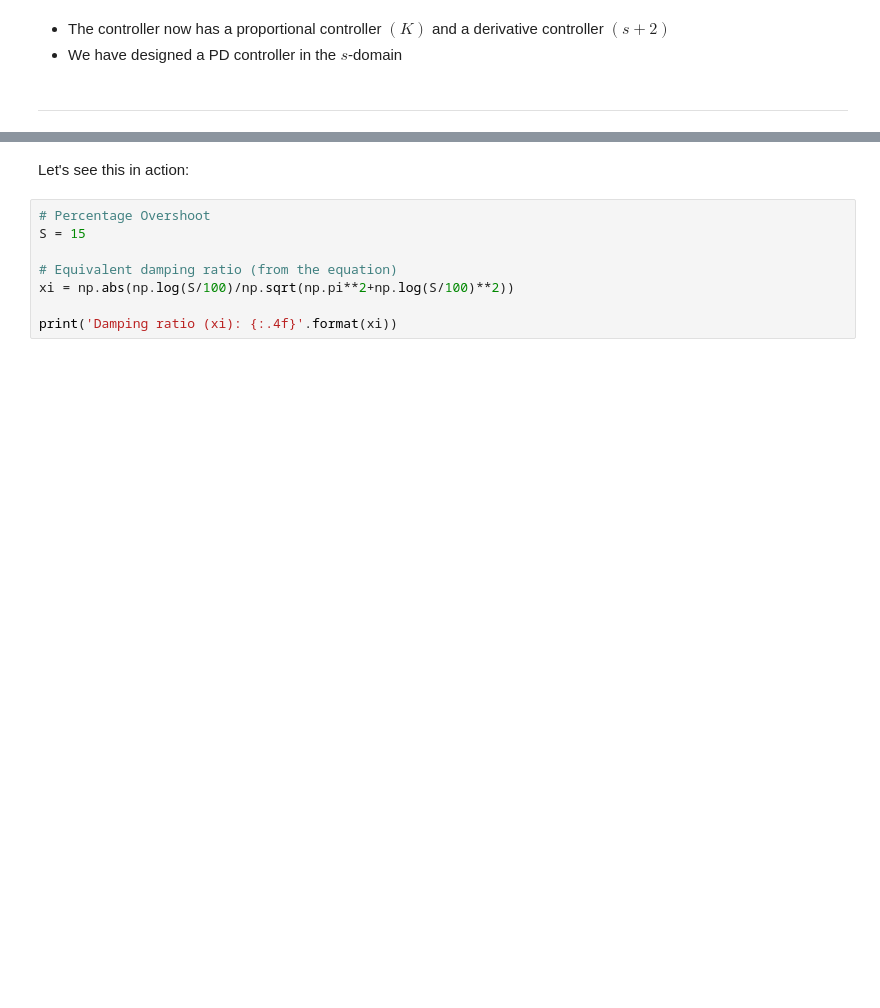
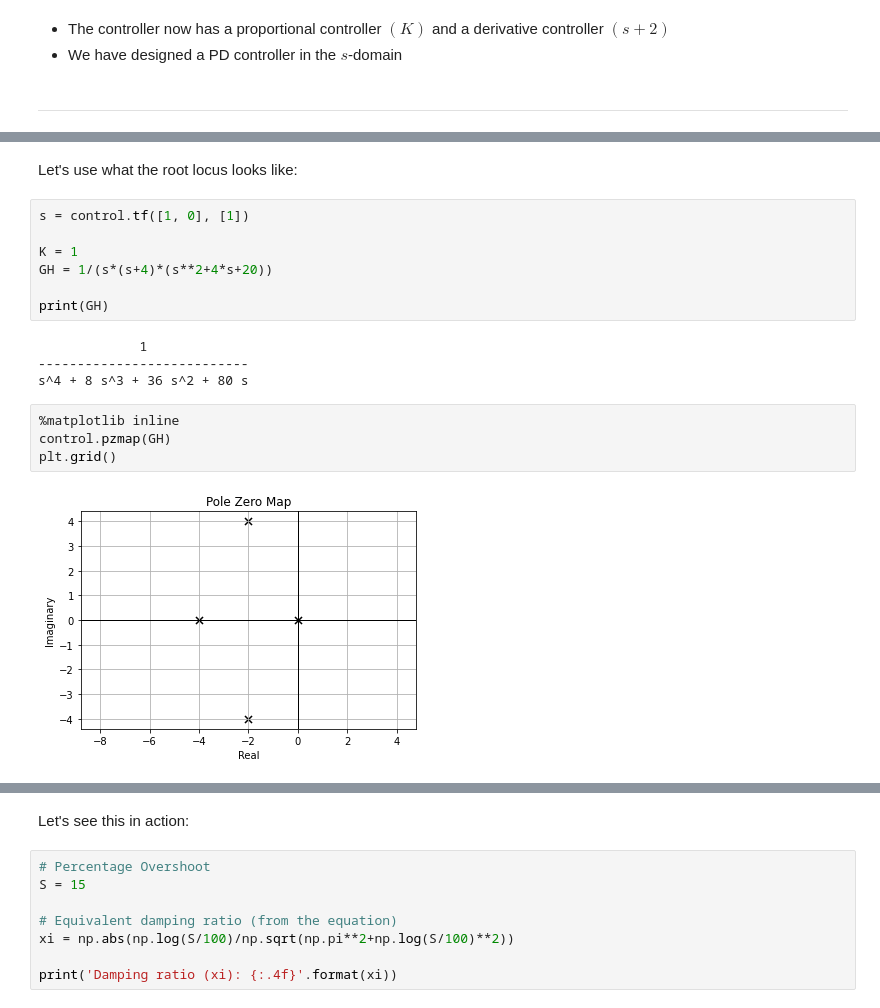
Before and after one commit to andreamunafo/classical_control_theory, a Jupyter notebook: 14_Root_locus.ipynb, the cells around one changed output, grey strips where cells are left out. Cells and saved outputs as stored; diff of their text form; blank space fills up the shorter version.

```diff
--- a/14_Root_locus.ipynb
+++ b/14_Root_locus.ipynb
@@ -757,0 +814,19 @@ and added a zero:
+# %% [markdown]
+Let's use what the root locus looks like:
+# %%
+s = control.tf([1, 0], [1])
+
+K = 1
+GH = 1/(s*(s+4)*(s**2+4*s+20))
+
+print(GH)
+# %% [output]
+             1
+---------------------------
+s^4 + 8 s^3 + 36 s^2 + 80 s
+# %%
+%matplotlib inline
+control.pzmap(GH)
+plt.grid()
+# %% [output]
+[figure, added]
```
Also changed, not shown: parts of 45 cells of this notebook.
